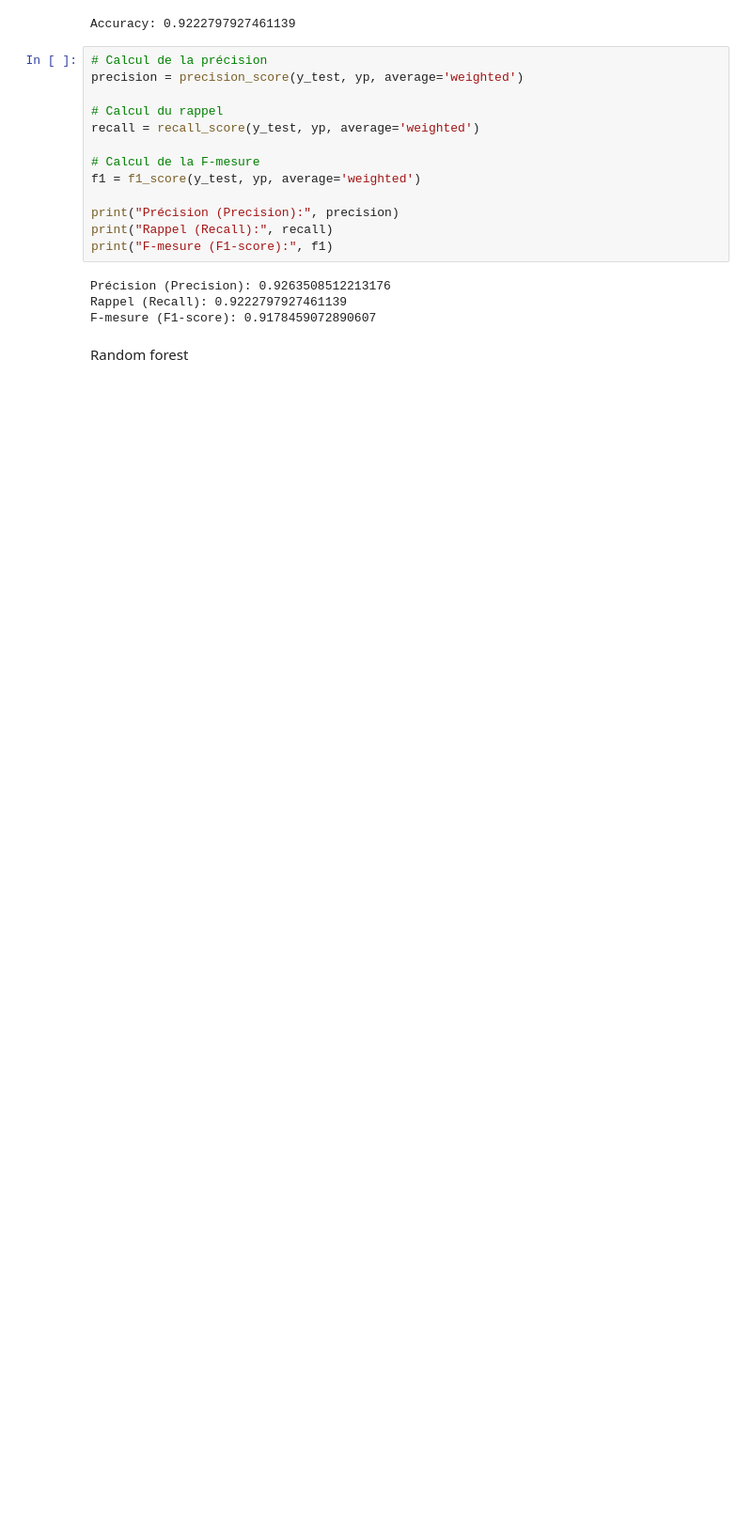
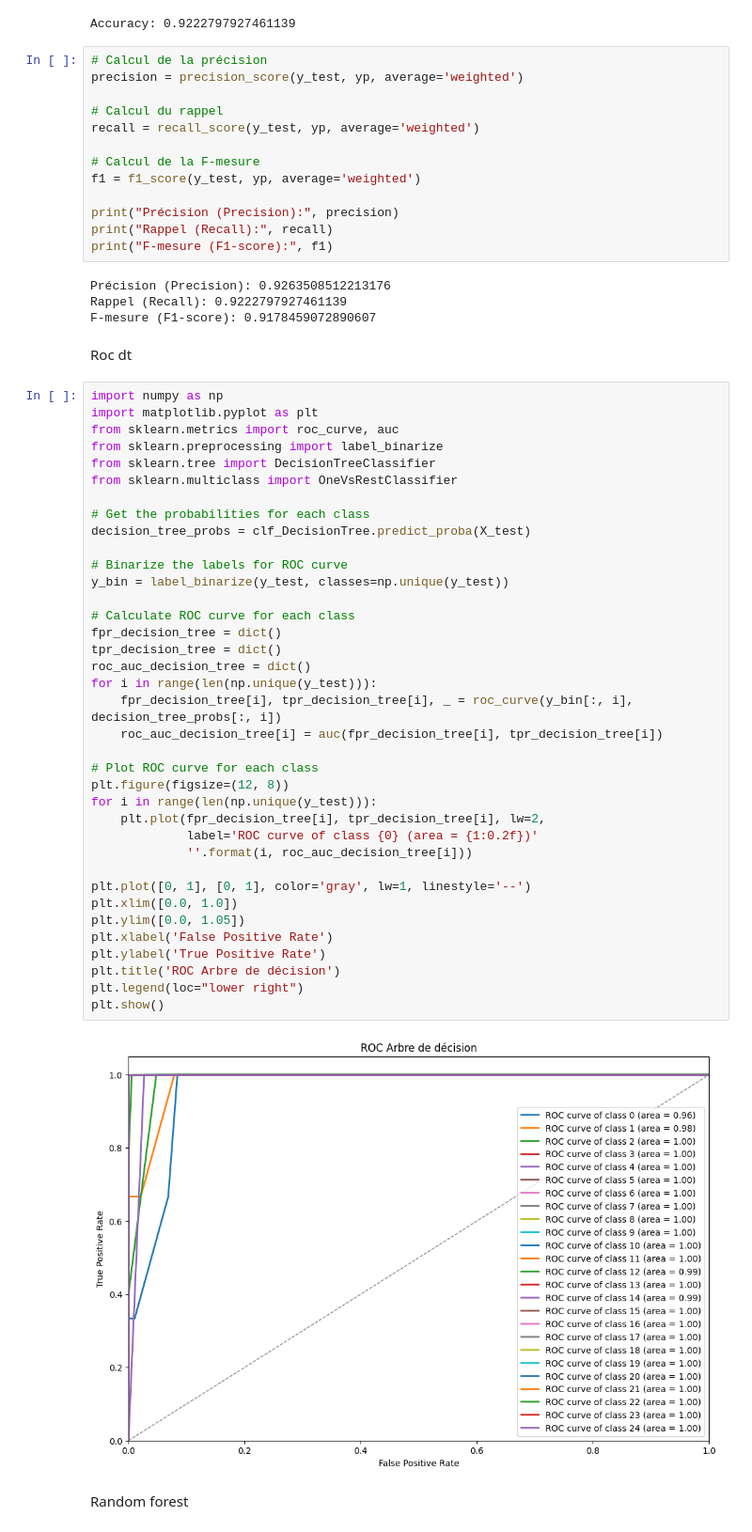
Before and after one commit to yassine-mathlouthi/job-classification-model, a Jupyter notebook: PFE.ipynb, the cells around one changed output. Shown at 94% size. Saved outputs shown, nothing was run; the diff lists cells and outputs as text; blank space fills up the shorter version.

```diff
--- a/PFE.ipynb
+++ b/PFE.ipynb
@@ -402,6 +487,47 @@ print("F-mesure (F1-score):", f1)
 Précision (Precision): 0.9263508512213176
 Rappel (Recall): 0.9222797927461139
 F-mesure (F1-score): 0.9178459072890607
+# %% [markdown]
+Roc dt
+# %%
+import numpy as np
+import matplotlib.pyplot as plt
+from sklearn.metrics import roc_curve, auc
+from sklearn.preprocessing import label_binarize
+from sklearn.tree import DecisionTreeClassifier
+from sklearn.multiclass import OneVsRestClassifier
+
+# Get the probabilities for each class
+decision_tree_probs = clf_DecisionTree.predict_proba(X_test)
+
+# Binarize the labels for ROC curve
+y_bin = label_binarize(y_test, classes=np.unique(y_test))
+
+# Calculate ROC curve for each class
+fpr_decision_tree = dict()
+tpr_decision_tree = dict()
+roc_auc_decision_tree = dict()
+for i in range(len(np.unique(y_test))):
+    fpr_decision_tree[i], tpr_decision_tree[i], _ = roc_curve(y_bin[:, i], decision_tree_probs[:, i])
+    roc_auc_decision_tree[i] = auc(fpr_decision_tree[i], tpr_decision_tree[i])
+
+# Plot ROC curve for each class
+plt.figure(figsize=(12, 8))
+for i in range(len(np.unique(y_test))):
+    plt.plot(fpr_decision_tree[i], tpr_decision_tree[i], lw=2,
+             label='ROC curve of class {0} (area = {1:0.2f})'
+             ''.format(i, roc_auc_decision_tree[i]))
+
+plt.plot([0, 1], [0, 1], color='gray', lw=1, linestyle='--')
+plt.xlim([0.0, 1.0])
+plt.ylim([0.0, 1.05])
+plt.xlabel('False Positive Rate')
+plt.ylabel('True Positive Rate')
+plt.title('ROC Arbre de décision')
+plt.legend(loc="lower right")
+plt.show()
+# %% [output]
+[figure, added]
 # %% [markdown]
 Random forest
 # %%
```
Also changed, not shown: parts of 20 cells of this notebook.
